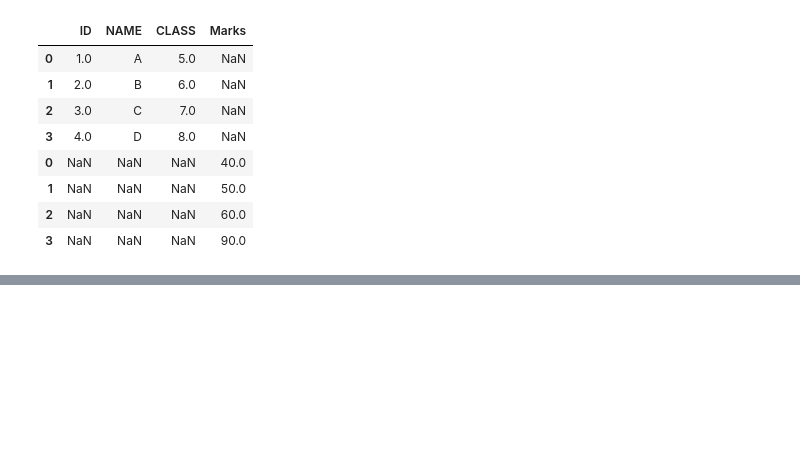
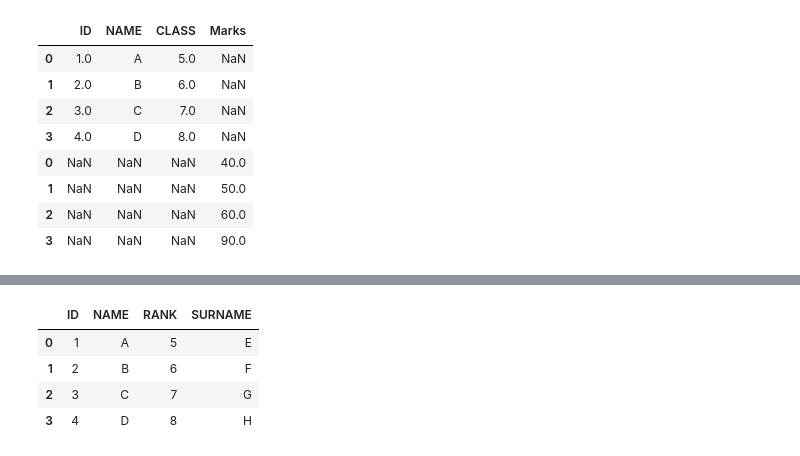
Before and after one commit to AkashSalmuthe/Python-Noteboks, a Jupyter notebook: Pandas_Basics.ipynb, the cells around one changed output, grey strips where cells are left out. Drawn from its saved outputs; the diff is of its cells as text; code cells hidden in the pictures; blank space fills up the shorter version.

```diff
--- a/Pandas_Basics.ipynb
+++ b/Pandas_Basics.ipynb
@@ -1784,0 +1789,8 @@ pd.concat([df1,df3])
+# %%
+df1 = pd.DataFrame({'ID':[1,2,3,4],
+            'NAME':["A","B","C","D"],})
+df2 = pd.DataFrame({'RANK':[5,6,7,8],
+            'SURNAME':["E","F","G","H"],})
+print(df1)
+print()
+print(df2)
@@ -1784,0 +1809,8 @@ pd.concat([df1,df3])
+# %%
+df1.join(df2)
+# %% [output]
+|  | ID | NAME | RANK | SURNAME |
+| 0 | 1 | A | 5 | E |
+| 1 | 2 | B | 6 | F |
+| 2 | 3 | C | 7 | G |
+| 3 | 4 | D | 8 | H |
```
Also changed, not shown: parts of 4 cells of this notebook.
